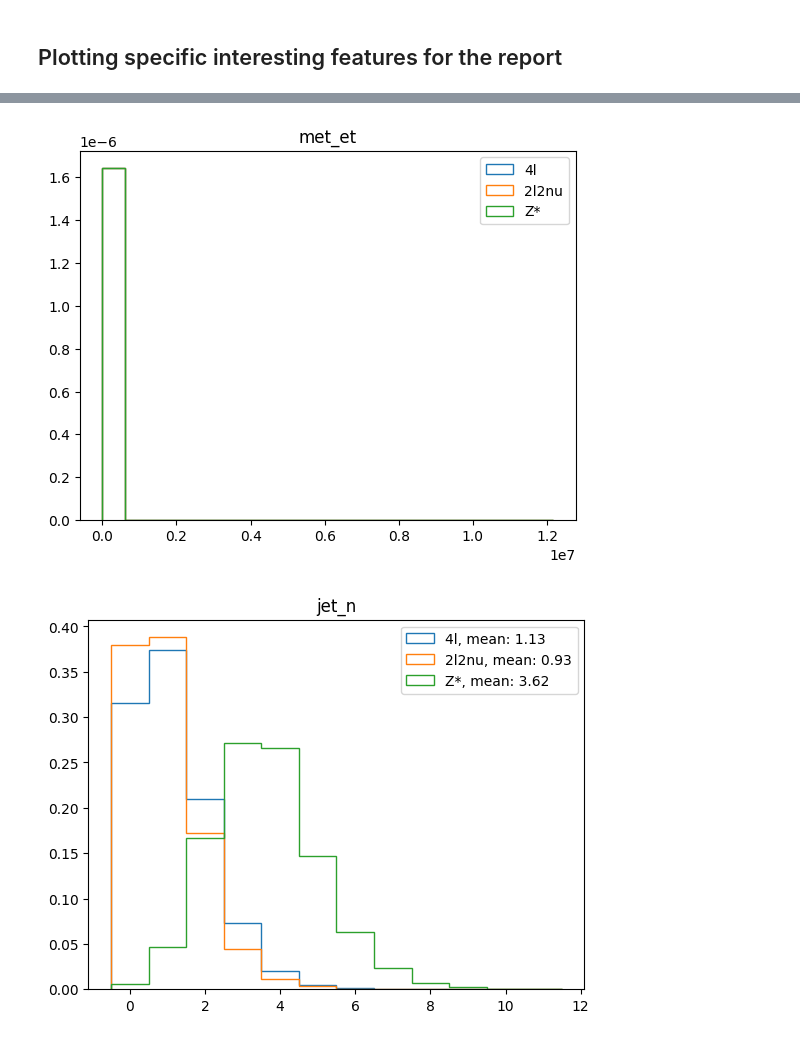
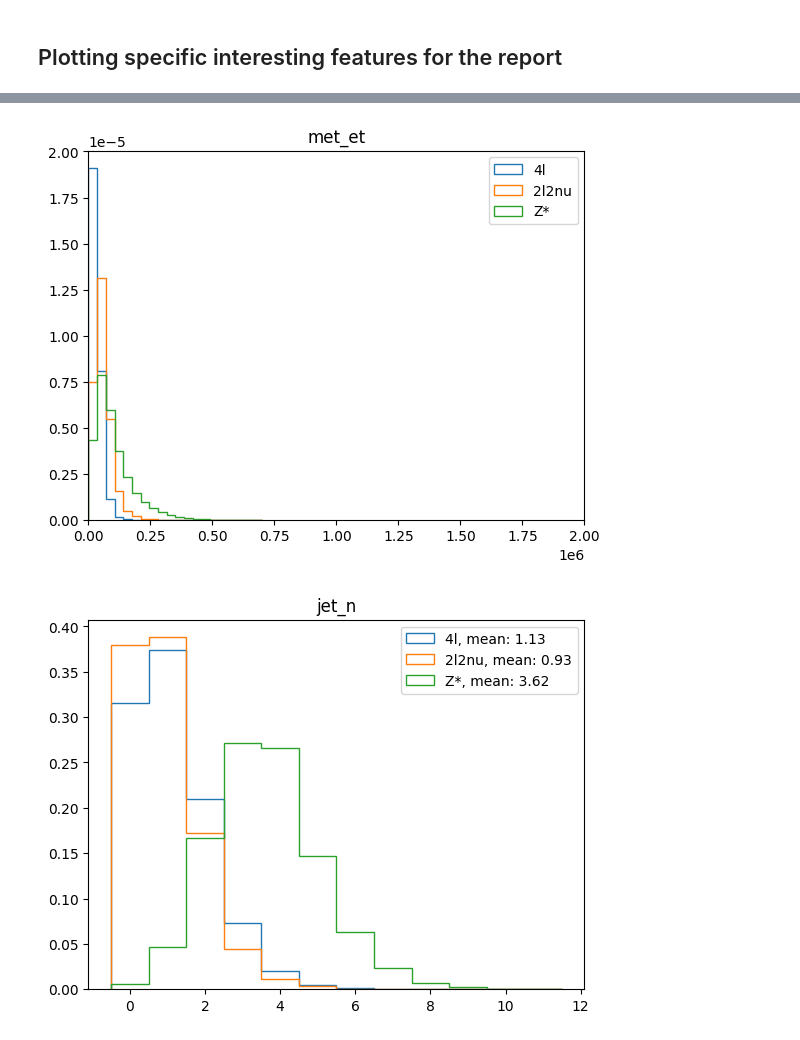
Before and after one commit to NiklasD/ML_Seminar, a Jupyter notebook: notebooks/06-07-Plotting.ipynb, the cells around one changed output, grey strips where cells are left out. Cells and saved outputs as stored; diff of their text form; code cells hidden in the pictures.

```diff
--- a/notebooks/06-07-Plotting.ipynb
+++ b/notebooks/06-07-Plotting.ipynb
@@ -62,5 +78,5 @@ mkdir: ../Plots/Feature_distributions/2: File exists
 # %%
-plotting_list = ['met_et','jet_n','lep_n','jet_m','lep_pt_0','lep_E_0','jet_pt_0','jet_eta_0','jet_phi_0','jet_E_0','lep_phi_0']
+plotting_list = ['met_et','jet_n','lep_n','jet_m','lep_pt_0','lep_E_0','jet_pt_0','jet_eta_0','jet_phi_0','jet_E_0','lep_phi_0','lep_charge_0','lep_ptcone30_0']
 labels = df['label'].unique()
 num_bins = 20
 for i, feature in enumerate(plotting_list):
@@ -92,22 +110,24 @@ for i, feature in enumerate(plotting_list):
 # %%
 labels = df['label'].unique()
 num_bins = 20
 for i, feature in enumerate(['met_et']):
     min_value = df[feature].min()
     max_value = df[feature].max()
-    bin_edges = np.linspace(min_value, max_value, num_bins + 1)
+    bin_edges = np.linspace(min_value, 0.7e6, num_bins + 1)
     plt.figure()
+    #plt.yscale('log')
+    plt.xlim(0,2e6)
     for label in labels:
         data = df[df['label'] == label][feature]
         plt.hist(data, density=True, bins=bin_edges, label=label, histtype='step')
         plt.title(feature)
         L=plt.legend()
     L.get_texts()[0].set_text('4l')
     L.get_texts()[1].set_text('2l2nu')
     L.get_texts()[2].set_text('Z*')
     plt.savefig("../Plots/Feature_distributions/2/"+feature+".png")
 # %% [output]
-[figure, old version]
+[figure, new version]
 # %%
 feature = 'jet_n'  # Specify the feature you want to analyze
 num_bins = 12  # Number of bins (1 to 7)
```
Also changed, not shown: parts of 2 cells of this notebook, 11 other files.
